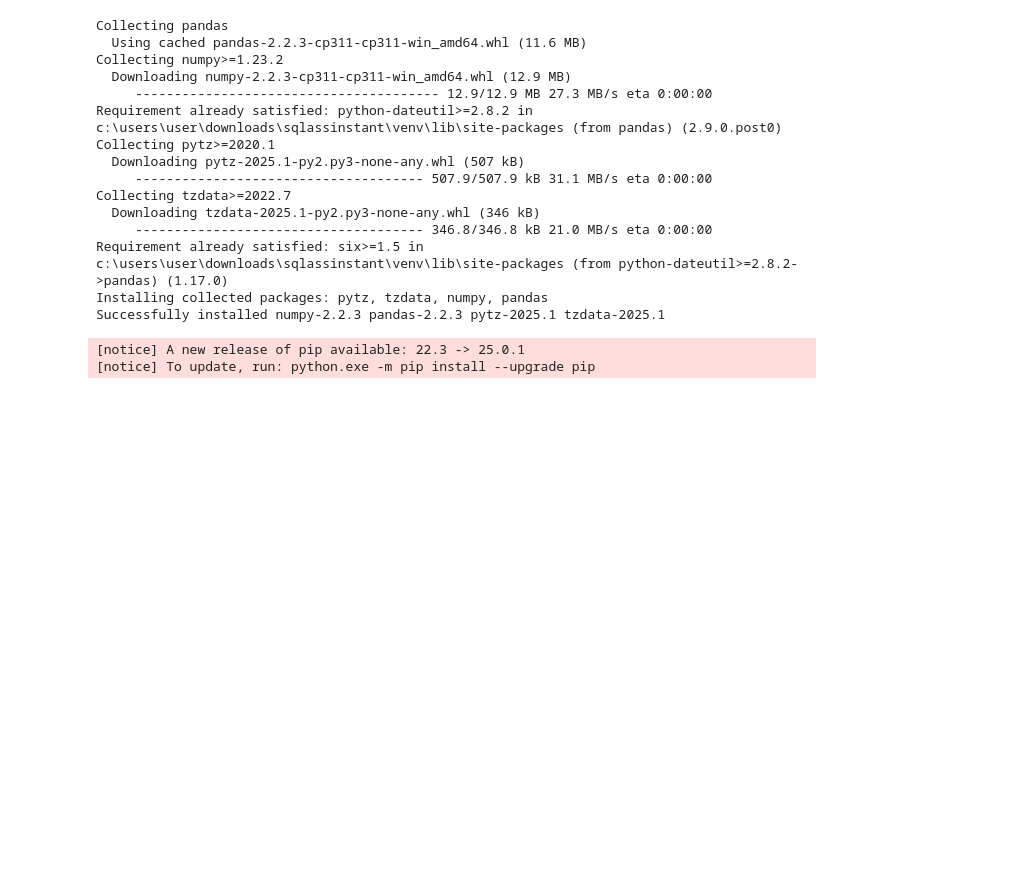
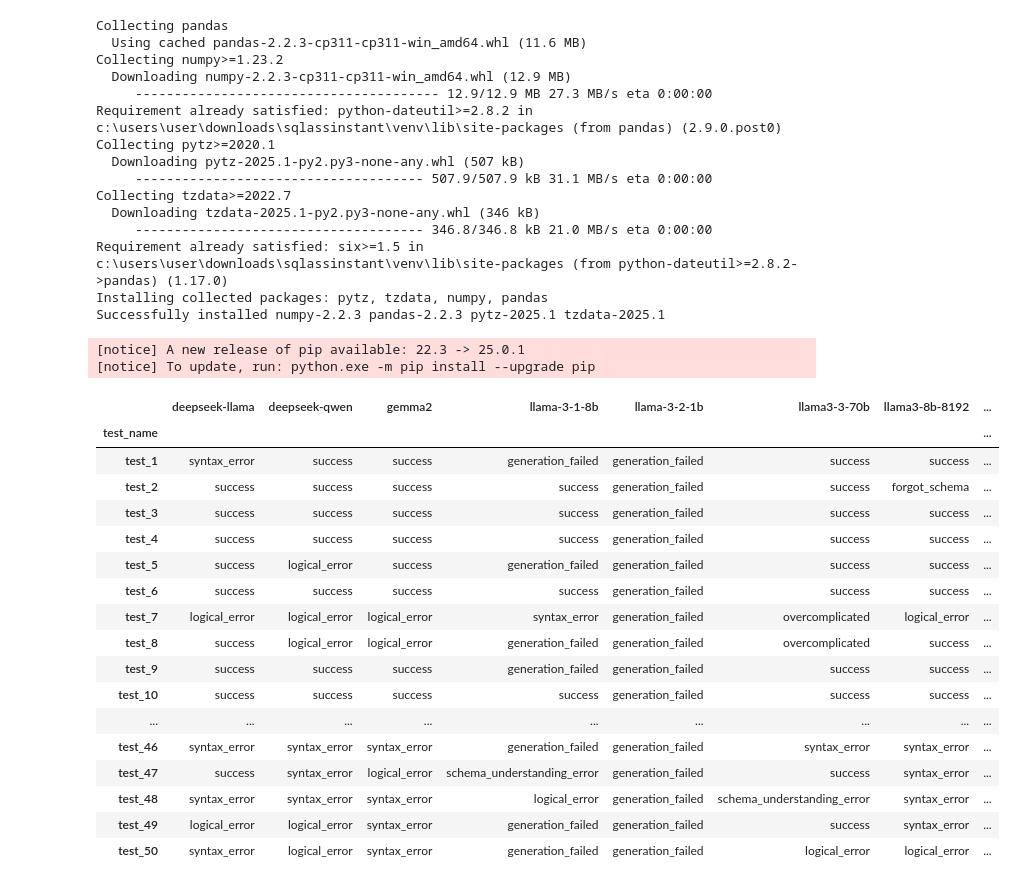
Before and after one commit to selfmadekirich/auto_sql_executor, a Jupyter notebook: jupyter/main.ipynb, the cells around one changed output. Drawn from its saved outputs; the diff is of its cells as text; code cells hidden in the pictures; blank space fills up the shorter version.

Commit message:
add funcs to read data as pd

```diff
--- a/jupyter/main.ipynb
+++ b/jupyter/main.ipynb
@@ -639,13 +639,3 @@ FAILURE_REASONS = {
               }
 
 }
-# %%
-import pandas as pd
-
-def get_dataset_from_results(path: str):
-    data = []
-    for f in os.listdir(path):
-        file_path = os.path.join(path, f)
-        d = read_yaml(file_path)
-        data.append(d)
-    return pd.DataFrame(data)
@@ -652,3 +691,23 @@ def get_dataset_from_results(path: str):
 # %%
-df = get_dataset_from_results('./results')
+df = get_dataset_from_results('./results', './test_data/main.yaml')
+df
+# %% [output]
+|  | deepseek-llama | deepseek-qwen | gemma2 | llama-3-1-8b | llama-3-2-1b | llama3-3-70b | llama3-8b-8192 | ... |
+| test_name |  |  |  |  |  |  |  | ... |
+| test_1 | syntax_error | success | success | generation_failed | generation_failed | success | success | ... |
+| test_2 | success | success | success | success | generation_failed | success | forgot_schema | ... |
+| test_3 | success | success | success | success | generation_failed | success | success | ... |
+| test_4 | success | success | success | success | generation_failed | success | success | ... |
+| test_5 | success | logical_error | success | generation_failed | generation_failed | success | success | ... |
+| test_6 | success | success | success | success | generation_failed | success | success | ... |
+| test_7 | logical_error | logical_error | logical_error | syntax_error | generation_failed | overcomplicated | logical_error | ... |
+| test_8 | success | logical_error | logical_error | generation_failed | generation_failed | overcomplicated | success | ... |
+| test_9 | success | success | success | generation_failed | generation_failed | success | success | ... |
+| test_10 | success | success | success | success | generation_failed | success | success | ... |
+| ... | ... | ... | ... | ... | ... | ... | ... | ... |
+| test_46 | syntax_error | syntax_error | syntax_error | generation_failed | generation_failed | syntax_error | syntax_error | ... |
+| test_47 | success | syntax_error | logical_error | schema_understanding_error | generation_failed | success | syntax_error | ... |
+| test_48 | syntax_error | syntax_error | syntax_error | logical_error | generation_failed | schema_understanding_error | syntax_error | ... |
+| test_49 | logical_error | logical_error | syntax_error | generation_failed | generation_failed | success | syntax_error | ... |
+| test_50 | syntax_error | logical_error | syntax_error | generation_failed | generation_failed | logical_error | logical_error | ... |
 # %%
```
Also changed, not shown: parts of 2 cells of this notebook, 1 other file.
